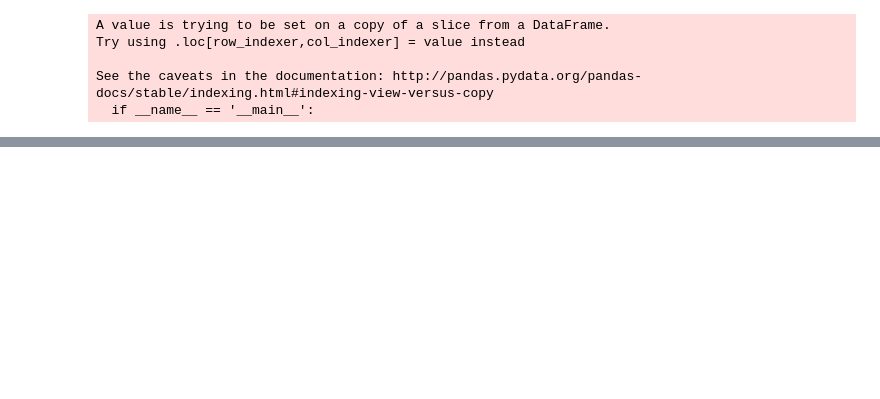
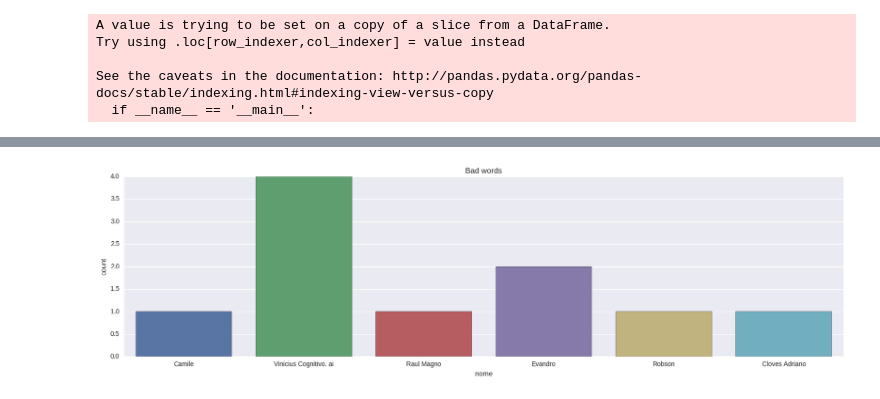
Before and after one commit to SCloves/analises_das_conversas_no_whatsapp, a Jupyter notebook: analise_whats_grupo_conectivo.ipynb, the cells around one changed output, grey strips where cells are left out. Cells and saved outputs as stored; diff of their text form; code cells hidden in the pictures; blank space fills up the shorter version.

```diff
--- a/analise_whats_grupo_conectivo.ipynb
+++ b/analise_whats_grupo_conectivo.ipynb
@@ -425,0 +376,5 @@ sns.countplot(x='nome', data=viajante).set_title("Turista");
+# %%
+# ruim, mal, bad, triste, infeliz, chato, texto
+sns.countplot(x='nome', data=ruim2).set_title('Bad words');
+# %% [output]
+[figure, added]
```
Also changed, not shown: parts of 70 cells of this notebook, 2 other files.
